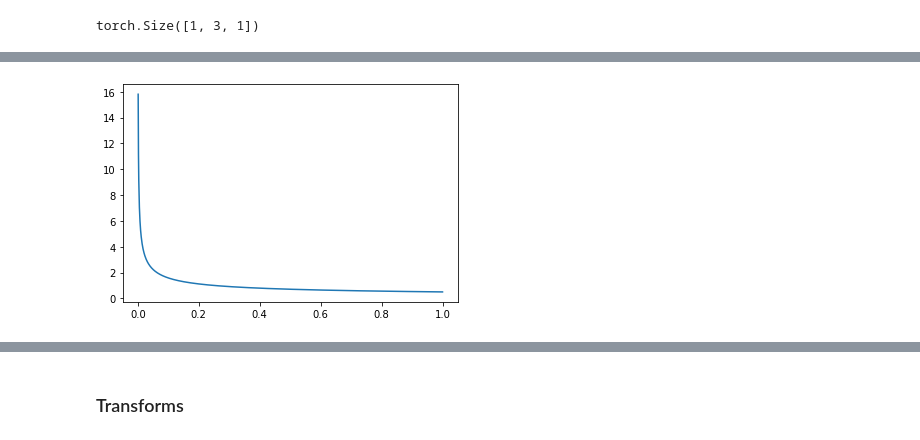
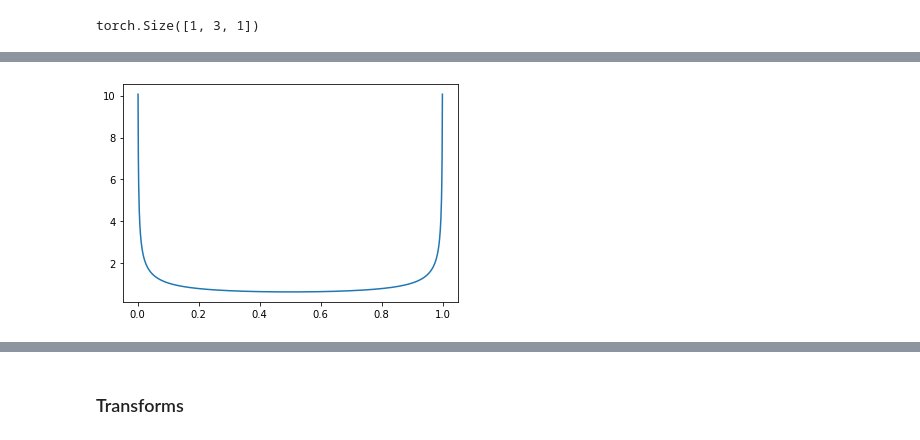
Before and after one commit to Takezo87/torchtools, a Jupyter notebook: 20_augmentations.ipynb, the cells around one changed output, grey strips where cells are left out. Cells and saved outputs as stored; diff of their text form; code cells hidden in the pictures.

```diff
--- a/20_augmentations.ipynb
+++ b/20_augmentations.ipynb
@@ -828,9 +884,9 @@ tensor([[[0.2631, 0.9379, 0.4691, 0.2073, 0.3801, 0.7961, 0.6526, 0.0739,
 # %%
 import scipy.stats as ss
 
 for mag in np.linspace(0.0, 5.9, 1):
     x = np.linspace(0,1,1000)
-    y = ss.beta.pdf(x, 0.5, 1)
+    y = ss.beta.pdf(x, 0.5, 0.5)
     plt.plot(x,y);
 # %% [output]
-[figure, old version]
+[figure, new version]
```
Also changed, not shown: parts of 88 cells of this notebook, 16 other files.
